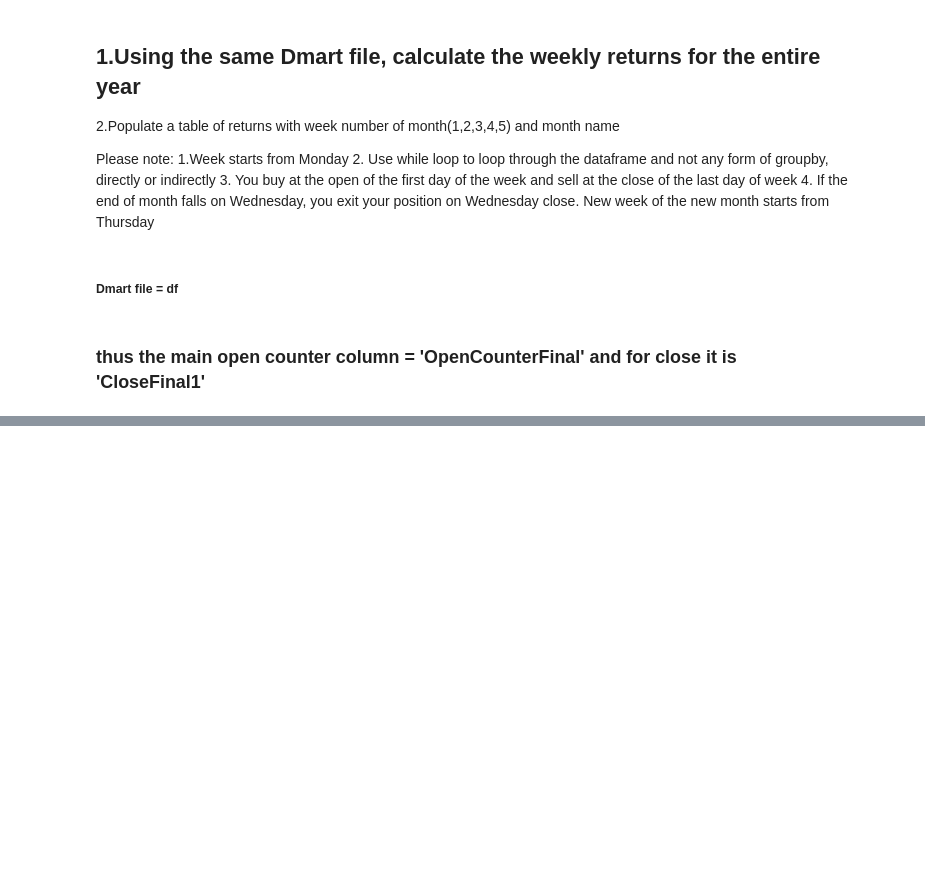
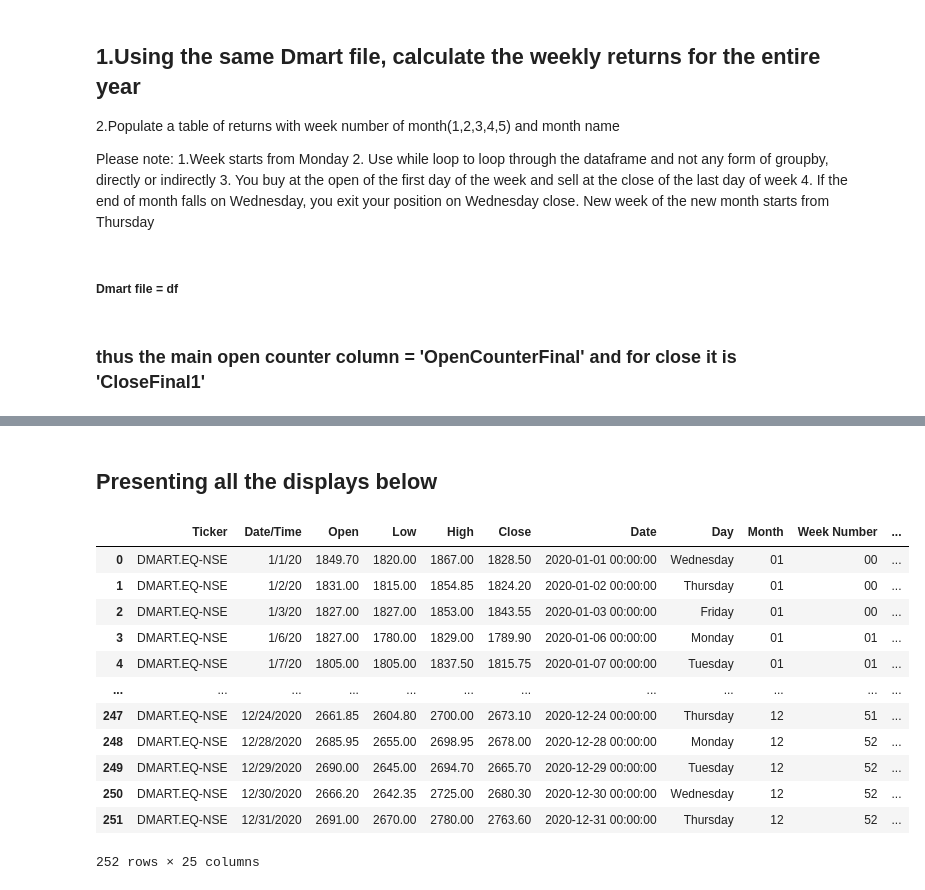
Before and after one commit to SakshiChheda/Swan-Training, a Jupyter notebook: Python/Assignment 4/Assignment 4.ipynb, the cells around one changed output, grey strips where cells are left out. Cells and saved outputs as stored; diff of their text form; code cells hidden in the pictures; blank space fills up the shorter version.

```diff
--- a/Python/Assignment 4/Assignment 4.ipynb
+++ b/Python/Assignment 4/Assignment 4.ipynb
@@ -453,0 +385,18 @@ display(H1)
+# %% [markdown]
+## Presenting all the displays below
+# %%
+display(df)
+# %% [output]
+|  | Ticker | Date/Time | Open | Low | High | Close | Date | Day | Month | Week Number | ... |
+| 0 | DMART.EQ-NSE | 1/1/20 | 1849.70 | 1820.00 | 1867.00 | 1828.50 | 2020-01-01 00:00:00 | Wednesday | 01 | 00 | ... |
+| 1 | DMART.EQ-NSE | 1/2/20 | 1831.00 | 1815.00 | 1854.85 | 1824.20 | 2020-01-02 00:00:00 | Thursday | 01 | 00 | ... |
+| 2 | DMART.EQ-NSE | 1/3/20 | 1827.00 | 1827.00 | 1853.00 | 1843.55 | 2020-01-03 00:00:00 | Friday | 01 | 00 | ... |
+| 3 | DMART.EQ-NSE | 1/6/20 | 1827.00 | 1780.00 | 1829.00 | 1789.90 | 2020-01-06 00:00:00 | Monday | 01 | 01 | ... |
+| 4 | DMART.EQ-NSE | 1/7/20 | 1805.00 | 1805.00 | 1837.50 | 1815.75 | 2020-01-07 00:00:00 | Tuesday | 01 | 01 | ... |
+| ... | ... | ... | ... | ... | ... | ... | ... | ... | ... | ... | ... |
+| 247 | DMART.EQ-NSE | 12/24/2020 | 2661.85 | 2604.80 | 2700.00 | 2673.10 | 2020-12-24 00:00:00 | Thursday | 12 | 51 | ... |
+| 248 | DMART.EQ-NSE | 12/28/2020 | 2685.95 | 2655.00 | 2698.95 | 2678.00 | 2020-12-28 00:00:00 | Monday | 12 | 52 | ... |
+| 249 | DMART.EQ-NSE | 12/29/2020 | 2690.00 | 2645.00 | 2694.70 | 2665.70 | 2020-12-29 00:00:00 | Tuesday | 12 | 52 | ... |
+| 250 | DMART.EQ-NSE | 12/30/2020 | 2666.20 | 2642.35 | 2725.00 | 2680.30 | 2020-12-30 00:00:00 | Wednesday | 12 | 52 | ... |
+| 251 | DMART.EQ-NSE | 12/31/2020 | 2691.00 | 2670.00 | 2780.00 | 2763.60 | 2020-12-31 00:00:00 | Thursday | 12 | 52 | ... |
+252 rows × 25 columns
```
Also changed, not shown: parts of 26 cells of this notebook, 3 other files.
